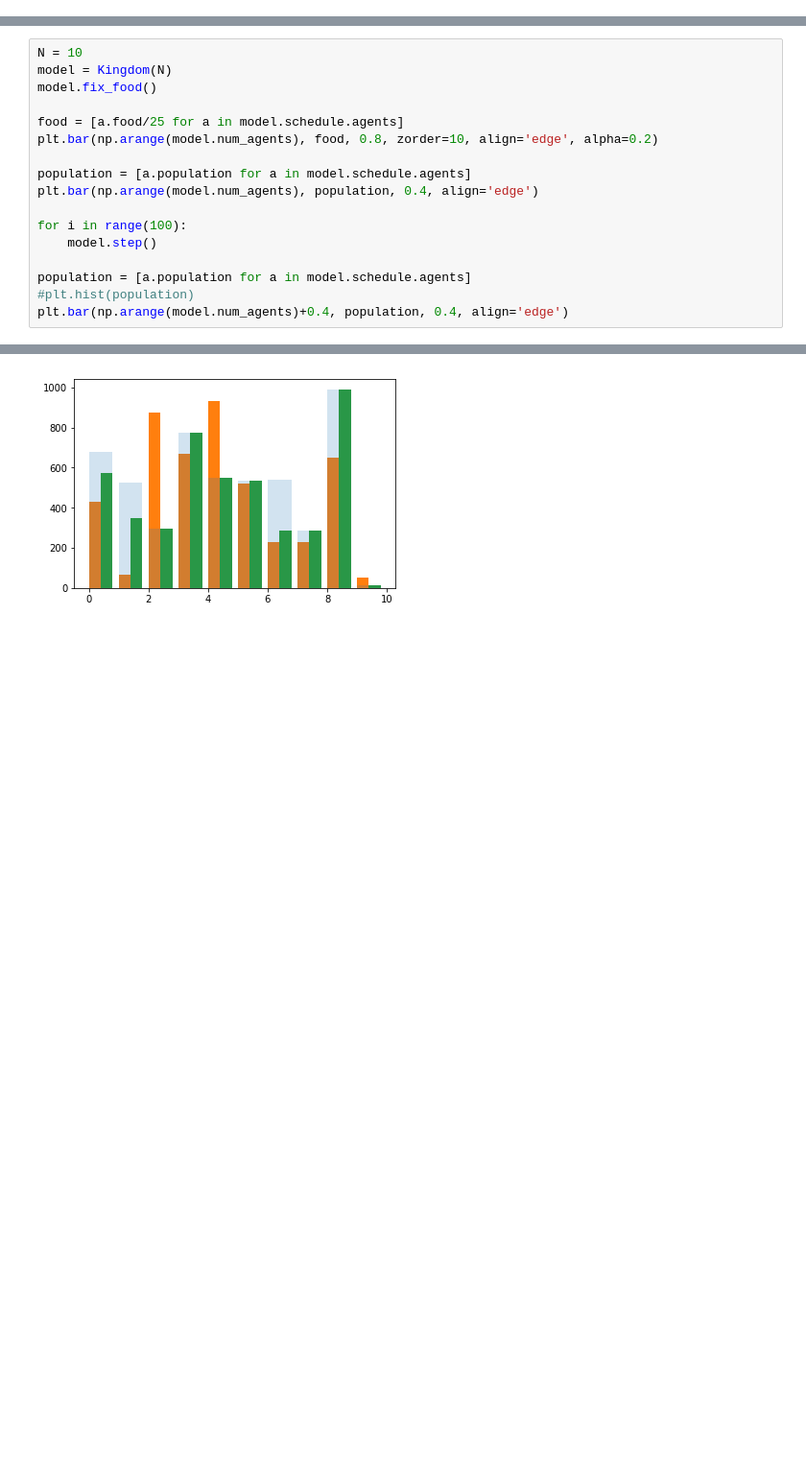
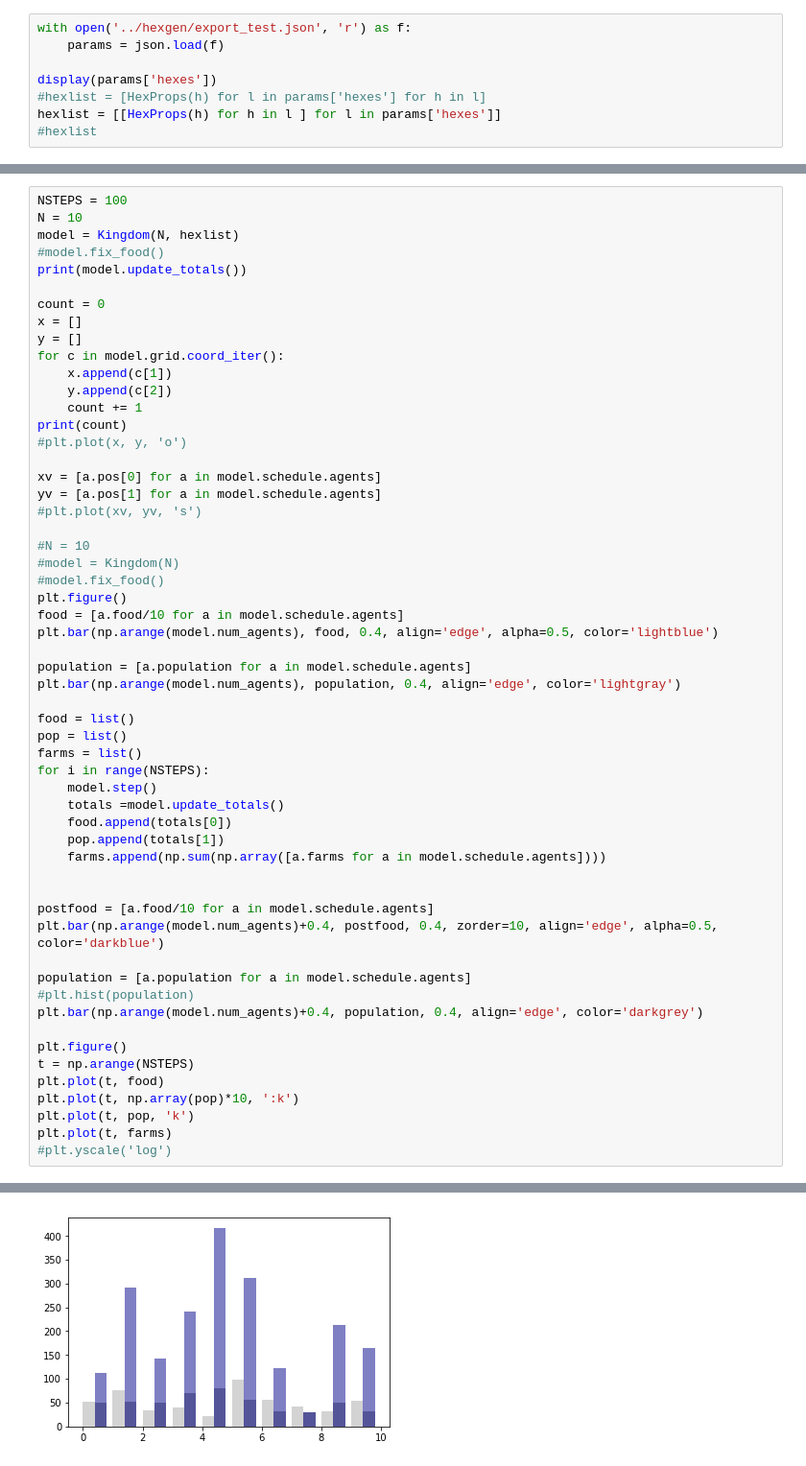
Before and after one commit to wolfgang-kiel/village-people, a Jupyter notebook: village_interaction.ipynb, the cells around one changed output, grey strips where cells are left out. Shown: that part at 96% size. Cells and saved outputs as stored; diff of their text form; blank space fills up the shorter version.

Commit message:
Hex plotting finished

```diff
--- a/village_interaction.ipynb
+++ b/village_interaction.ipynb
@@ -121,0 +382,8 @@ Sufficient food in kingdom:  True
+# %%
+with open('../hexgen/export_test.json', 'r') as f:
+    params = json.load(f)
+
+display(params['hexes'])
+#hexlist = [HexProps(h) for l in params['hexes'] for h in l]
+hexlist = [[HexProps(h) for h in l ] for l in params['hexes']]
+#hexlist
@@ -122,18 +408,57 @@ Sufficient food in kingdom:  True
 # %%
+NSTEPS = 100
 N = 10
-model = Kingdom(N)
-model.fix_food()
+model = Kingdom(N, hexlist)
+#model.fix_food()
+print(model.update_totals())
 
-food = [a.food/25 for a in model.schedule.agents]
-plt.bar(np.arange(model.num_agents), food, 0.8, zorder=10, align='edge', alpha=0.2)
+count = 0
+x = []
+y = []
+for c in model.grid.coord_iter():
+    x.append(c[1])
+    y.append(c[2])
+    count += 1
+print(count)
+#plt.plot(x, y, 'o')
+
+xv = [a.pos[0] for a in model.schedule.agents]
+yv = [a.pos[1] for a in model.schedule.agents]
+#plt.plot(xv, yv, 's')
+
+#N = 10
+#model = Kingdom(N)
+#model.fix_food()
+plt.figure()
+food = [a.food/10 for a in model.schedule.agents]
+plt.bar(np.arange(model.num_agents), food, 0.4, align='edge', alpha=0.5, color='lightblue')
 
 population = [a.population for a in model.schedule.agents]
-plt.bar(np.arange(model.num_agents), population, 0.4, align='edge')
+plt.bar(np.arange(model.num_agents), population, 0.4, align='edge', color='lightgray')
 
-for i in range(100):
+food = list()
+pop = list()
+farms = list()
+for i in range(NSTEPS):
     model.step()
+    totals =model.update_totals()
+    food.append(totals[0])
+    pop.append(totals[1])
+    farms.append(np.sum(np.array([a.farms for a in model.schedule.agents])))
+
+
+postfood = [a.food/10 for a in model.schedule.agents]
+plt.bar(np.arange(model.num_agents)+0.4, postfood, 0.4, zorder=10, align='edge', alpha=0.5, color='darkblue')
 
 population = [a.population for a in model.schedule.agents]
 #plt.hist(population)
-plt.bar(np.arange(model.num_agents)+0.4, population, 0.4, align='edge')
+plt.bar(np.arange(model.num_agents)+0.4, population, 0.4, align='edge', color='darkgrey')
+
+plt.figure()
+t = np.arange(NSTEPS)
+plt.plot(t, food)
+plt.plot(t, np.array(pop)*10, ':k')
+plt.plot(t, pop, 'k')
+plt.plot(t, farms)
+#plt.yscale('log')
 # %% [output]
@@ -153 +468 @@ Sufficient food in kingdom:  True
-[figure, old version]
+[figure, new version]
```
Also changed, not shown: parts of 19 cells of this notebook, 1 other file.
